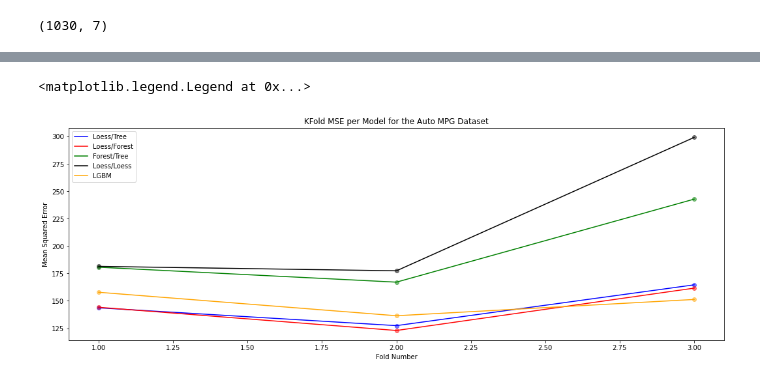
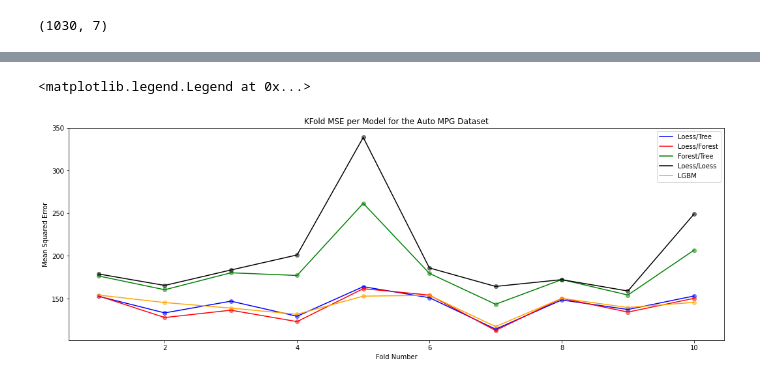
Before and after one commit to MichaelCusackNelkin/WM_DATA410, a Jupyter notebook: Projects/Project_4.ipynb, the cells around one changed output, grey strips where cells are left out. Drawn from its saved outputs; the diff is of its cells as text; code cells hidden in the pictures.

```diff
--- a/Projects/Project_4.ipynb
+++ b/Projects/Project_4.ipynb
@@ -183,7 +158,7 @@ mse_lwr_lwr = []
 mse_lgbm = []
 
 scale = StandardScaler()
-for i in range(12345,12347):
+for i in range(123115,123117):
   print('Random State: ' + str(i))
   kf = KFold(n_splits=5,shuffle=True,random_state=i)
   # this is the random state cross-validation loop to make sure our results are real, not just the state being good/bad for a particular model
@@ -252,29 +380,29 @@ Random State: 12345
 # %%
 fig, ax = plt.subplots(figsize=(18,6))
 
 #Cars Plot
-ax.plot(np.arange(1,4,1),mse_lwr_d, color='blue', label='Loess/Tree')
-ax.plot(np.arange(1,4,1),mse_lwr_rf, color='red', label='Loess/Forest')
-ax.plot(np.arange(1,4,1),mse_rf_d, color='green', label='Forest/Tree')
-ax.plot(np.arange(1,4,1),mse_lwr_lwr, color='black', label='Loess/Loess')
-ax.plot(np.arange(1,4,1),mse_lgbm, color='orange', label='LGBM')
+ax.plot(np.arange(1,11,1),mse_lwr_d, color='blue', label='Loess/Tree')
+ax.plot(np.arange(1,11,1),mse_lwr_rf, color='red', label='Loess/Forest')
+ax.plot(np.arange(1,11,1),mse_rf_d, color='green', label='Forest/Tree')
+ax.plot(np.arange(1,11,1),mse_lwr_lwr, color='black', label='Loess/Loess')
+ax.plot(np.arange(1,11,1),mse_lgbm, color='orange', label='LGBM')
 
-ax.scatter(np.arange(1,4,1),mse_lwr_d, color='blue', alpha=0.5)
-ax.scatter(np.arange(1,4,1),mse_lwr_rf, color='red', alpha=0.5)
-ax.scatter(np.arange(1,4,1),mse_rf_d, color='green', alpha=0.5)
-ax.scatter(np.arange(1,4,1),mse_lwr_lwr, color='black', alpha=0.5)
-ax.scatter(np.arange(1,4,1),mse_lgbm, color='orange', alpha=0.5)
+ax.scatter(np.arange(1,11,1),mse_lwr_d, color='blue', alpha=0.5)
+ax.scatter(np.arange(1,11,1),mse_lwr_rf, color='red', alpha=0.5)
+ax.scatter(np.arange(1,11,1),mse_rf_d, color='green', alpha=0.5)
+ax.scatter(np.arange(1,11,1),mse_lwr_lwr, color='black', alpha=0.5)
+ax.scatter(np.arange(1,11,1),mse_lgbm, color='orange', alpha=0.5)
 
 #ax.axhline(y=np.mean(mse_lwr_d), xmin=0, xmax = 1, color='red',label='Avg. Loess MSE', alpha=0.3)
 #ax.axhline(y=np.mean(mse_lwr_rf), xmin=0, xmax=1, color='blue', label='Avg. Boosted Loess MSE', alpha=0.3)
 #ax.axhline(y=np.mean(mse_rf_d), xmin=0, xmax = 1, color='green',label='Avg. Random Forest MSE', alpha=0.3)
 #ax.axhline(y=np.mean(mse_lwr_lwr), xmin=0, xmax = 1, color='black',label='Avg. XGB MSE', alpha=0.3)
 #ax.axhline(y=np.mean(mse_lgbm), xmin=0, xmax = 1, color='orange',label='Avg. XGB MSE', alpha=0.3)
 
 
 ax.set(xlabel='Fold Number', ylabel = 'Mean Squared Error')
 ax.set_title('KFold MSE per Model for the Auto MPG Dataset')
 ax.legend()
 # %% [output]
 <matplotlib.legend.Legend at 0x...>
-[figure, old version]
+[figure, new version]
```
Also changed, not shown: parts of 2 cells of this notebook, 1 other file.
